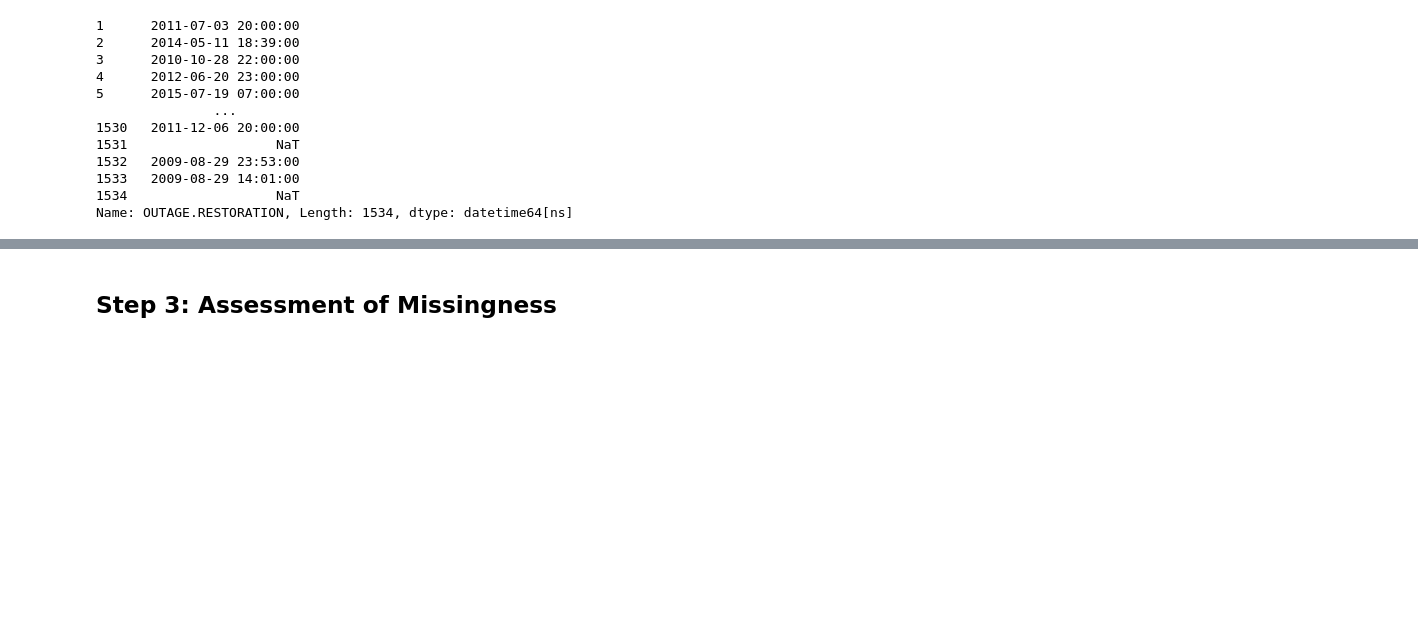
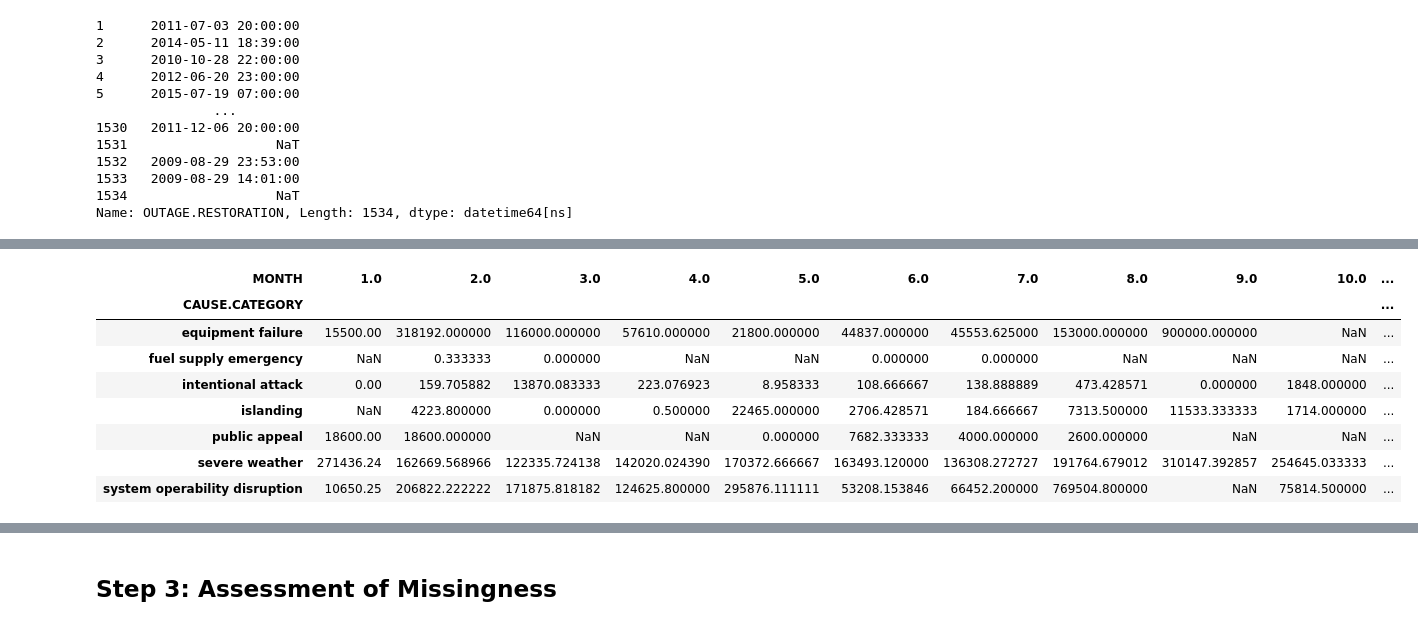
Before and after one commit to vhasthi/power_outages-project, a Jupyter notebook: template.ipynb, the cells around one changed output, grey strips where cells are left out. Saved outputs shown, nothing was run; the diff lists cells and outputs as text; code cells hidden in the pictures; blank space fills up the shorter version.

```diff
--- a/template.ipynb
+++ b/template.ipynb
@@ -159,0 +241,12 @@ fig1.show()
+# %%
+pd.pivot_table(df, index = 'CAUSE.CATEGORY', values = 'CUSTOMERS.AFFECTED', columns = 'MONTH', aggfunc = 'mean')
+# %% [output]
+| MONTH | 1.0 | 2.0 | 3.0 | 4.0 | 5.0 | 6.0 | 7.0 | 8.0 | 9.0 | 10.0 | ... |
+| CAUSE.CATEGORY |  |  |  |  |  |  |  |  |  |  | ... |
+| equipment failure | 15500.00 | 318192.000000 | 116000.000000 | 57610.000000 | 21800.000000 | 44837.000000 | 45553.625000 | 153000.000000 | 900000.000000 | NaN | ... |
+| fuel supply emergency | NaN | 0.333333 | 0.000000 | NaN | NaN | 0.000000 | 0.000000 | NaN | NaN | NaN | ... |
+| intentional attack | 0.00 | 159.705882 | 13870.083333 | 223.076923 | 8.958333 | 108.666667 | 138.888889 | 473.428571 | 0.000000 | 1848.000000 | ... |
+| islanding | NaN | 4223.800000 | 0.000000 | 0.500000 | 22465.000000 | 2706.428571 | 184.666667 | 7313.500000 | 11533.333333 | 1714.000000 | ... |
+| public appeal | 18600.00 | 18600.000000 | NaN | NaN | 0.000000 | 7682.333333 | 4000.000000 | 2600.000000 | NaN | NaN | ... |
+| severe weather | 271436.24 | 162669.568966 | 122335.724138 | 142020.024390 | 170372.666667 | 163493.120000 | 136308.272727 | 191764.679012 | 310147.392857 | 254645.033333 | ... |
+| system operability disruption | 10650.25 | 206822.222222 | 171875.818182 | 124625.800000 | 295876.111111 | 53208.153846 | 66452.200000 | 769504.800000 | NaN | 75814.500000 | ... |
```
Also changed, not shown: parts of 38 cells of this notebook, 1 other file.
